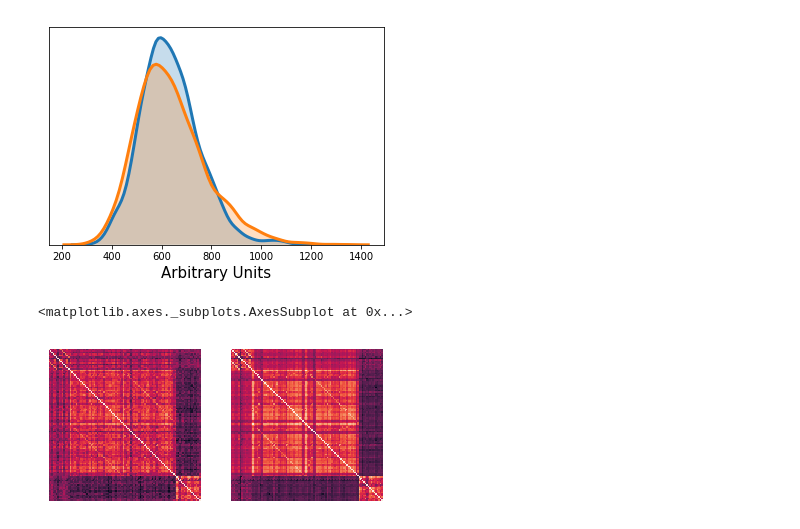
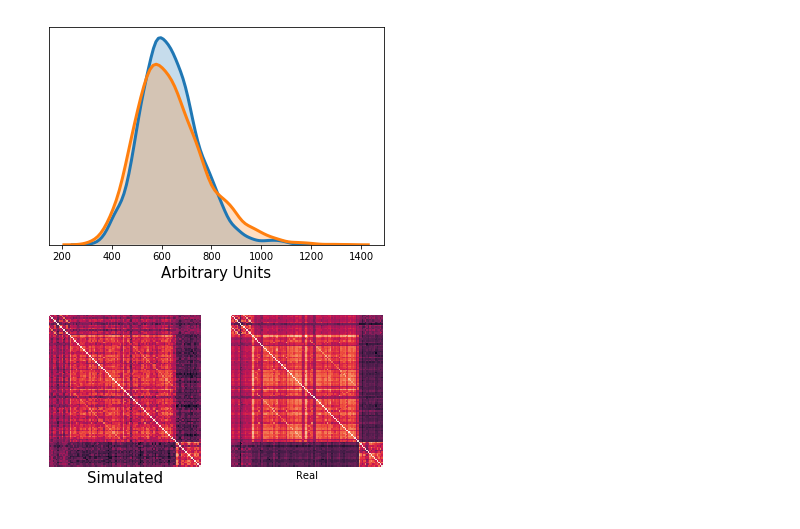
Before and after one commit to rajatthomas/data_preparation, a Jupyter notebook: simulated_data.ipynb, the cells around one changed output. Saved outputs shown, nothing was run; the diff lists cells and outputs as text; code cells hidden in the pictures.

Commit message:
add compare corr fig

```diff
--- a/simulated_data.ipynb
+++ b/simulated_data.ipynb
@@ -213,13 +213,14 @@ plt.savefig('compare_sim_kde.png')
 # %%
 plt.subplot(1,2,1)
 sns.heatmap(sim_data_all[sim_data_all.columns[3:]].corr(), xticklabels=[], yticklabels=[], cbar=False, square=True)
+plt.xlabel('Simulated', fontsize=15)
 plt.subplot(1,2,2)
 sns.heatmap(df_numeric.corr(), xticklabels=[], yticklabels=[], cbar=False, square=True)
-
+plt.xlabel('Real')
+plt.savefig('compare_sim_corr.png', fontsize=15)
 #df_numeric.corr()
 # %% [output]
-<matplotlib.axes._subplots.AxesSubplot at 0x...>
-[figure, old version]
+[figure, new version]
 # %%
 # Write it to file
 sim_data_all.to_csv('simulated_data.csv')
```
Also changed, not shown: 1 other file.
